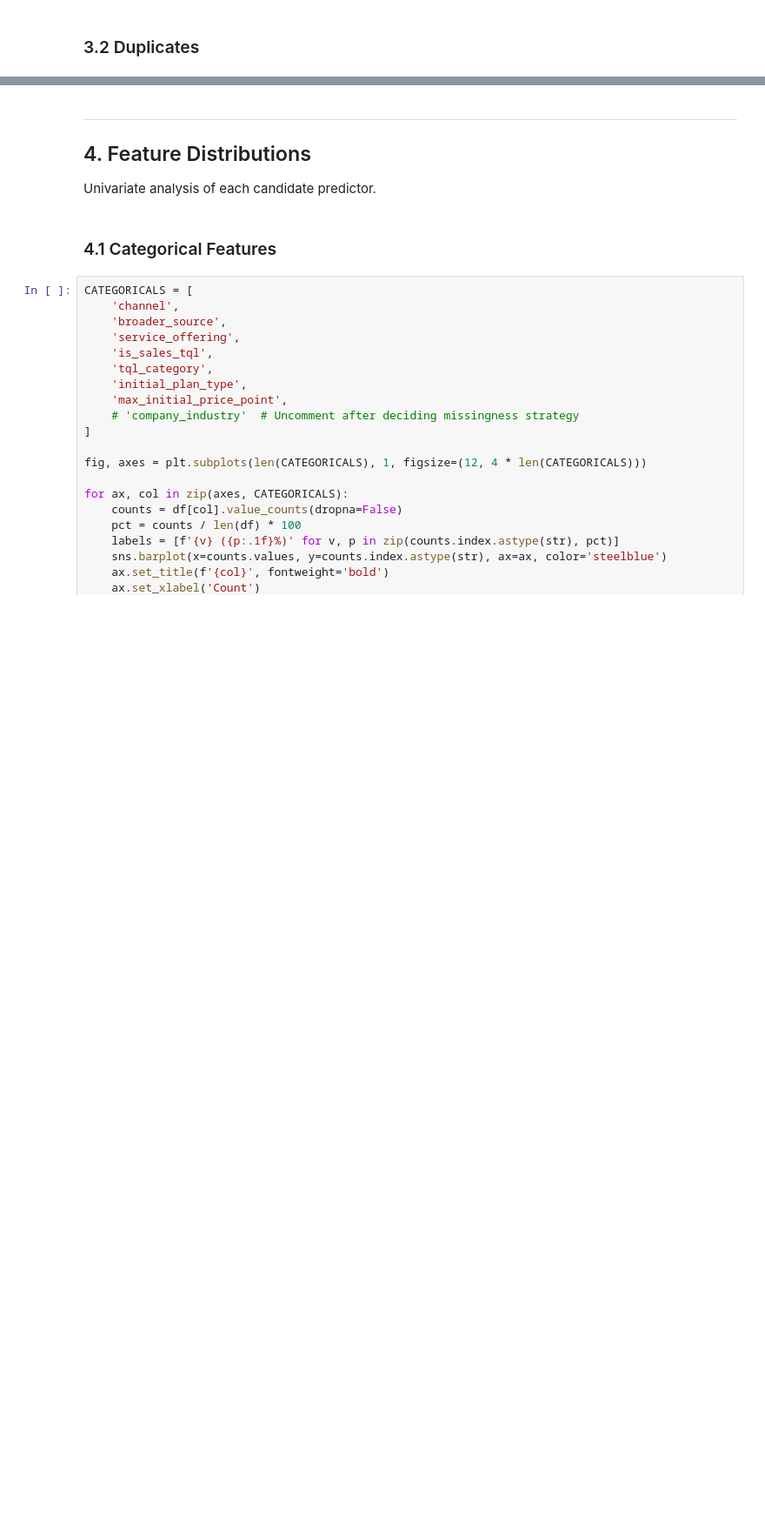
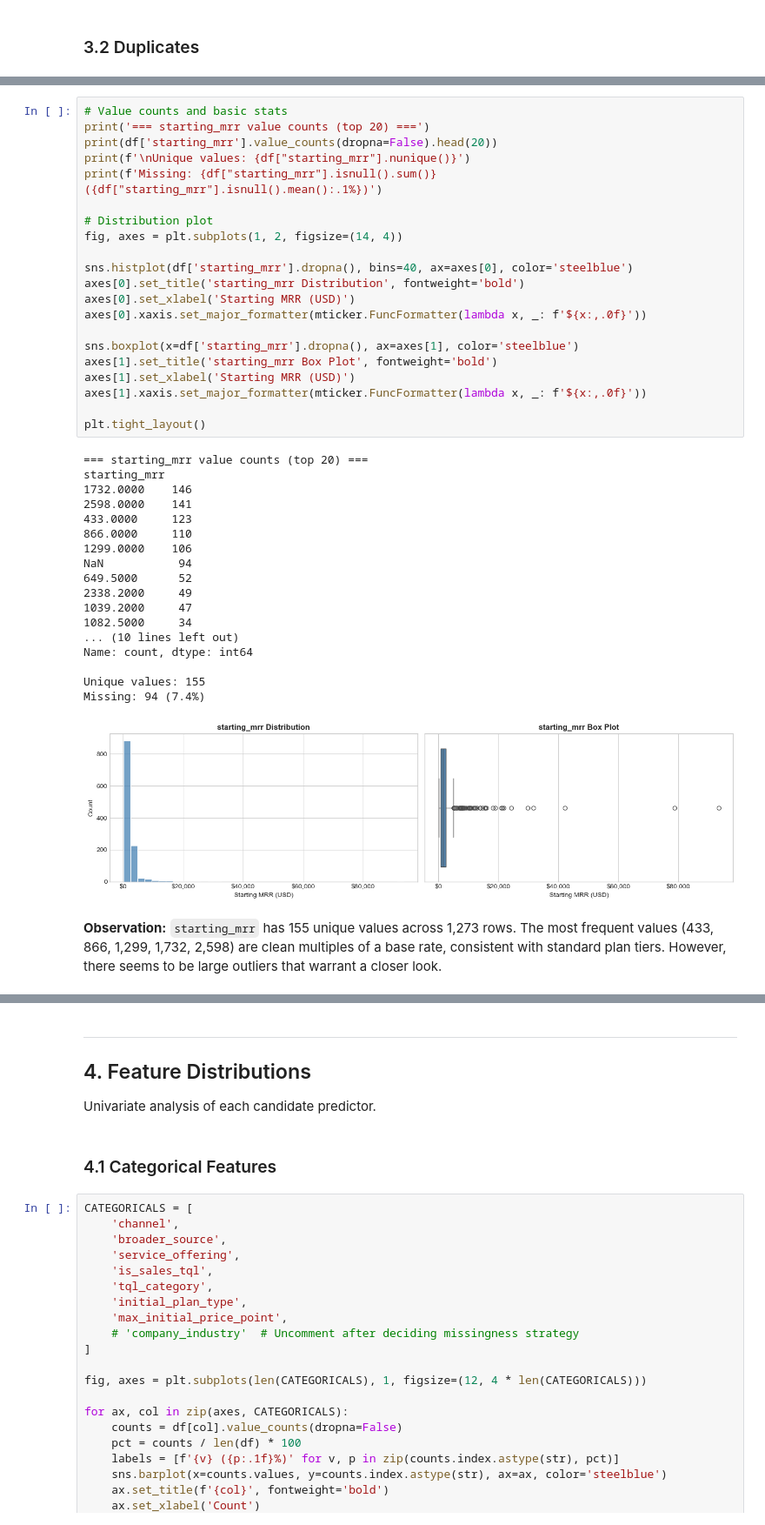
Before and after one commit to christianvibar/mab2134_algo1, a Jupyter notebook: notebooks/01_eda.ipynb, the cells around one changed output, grey strips where cells are left out. Shown at 87% size. Saved outputs shown, nothing was run; the diff lists cells and outputs as text; blank space fills up the shorter version.

```diff
--- a/notebooks/01_eda.ipynb
+++ b/notebooks/01_eda.ipynb
@@ -377,0 +425,42 @@ Every feature must be observable **at acquisition time** — before any retentio
+# %%
+# Value counts and basic stats
+print('=== starting_mrr value counts (top 20) ===')
+print(df['starting_mrr'].value_counts(dropna=False).head(20))
+print(f'\nUnique values: {df["starting_mrr"].nunique()}')
+print(f'Missing: {df["starting_mrr"].isnull().sum()} ({df["starting_mrr"].isnull().mean():.1%})')
+
+# Distribution plot
+fig, axes = plt.subplots(1, 2, figsize=(14, 4))
+
+sns.histplot(df['starting_mrr'].dropna(), bins=40, ax=axes[0], color='steelblue')
+axes[0].set_title('starting_mrr Distribution', fontweight='bold')
+axes[0].set_xlabel('Starting MRR (USD)')
+axes[0].xaxis.set_major_formatter(mticker.FuncFormatter(lambda x, _: f'${x:,.0f}'))
+
+sns.boxplot(x=df['starting_mrr'].dropna(), ax=axes[1], color='steelblue')
+axes[1].set_title('starting_mrr Box Plot', fontweight='bold')
+axes[1].set_xlabel('Starting MRR (USD)')
+axes[1].xaxis.set_major_formatter(mticker.FuncFormatter(lambda x, _: f'${x:,.0f}'))
+
+plt.tight_layout()
+# %% [output]
+=== starting_mrr value counts (top 20) ===
+starting_mrr
+1732.0000    146
+2598.0000    141
+433.0000     123
+866.0000     110
+1299.0000    106
+NaN           94
+649.5000      52
+2338.2000     49
+1039.2000     47
+1082.5000     34
+... (10 lines left out)
+Name: count, dtype: int64
+
+Unique values: 155
+Missing: 94 (7.4%)
+[figure, added]
+# %% [markdown]
+**Observation:** `starting_mrr` has 155 unique values across 1,273 rows. The most frequent values (433, 866, 1,299, 1,732, 2,598) are clean multiples of a base rate, consistent with standard plan tiers. However, there seems to be large outliers that warrant a closer look.
```
Also changed, not shown: parts of 10 cells of this notebook.
